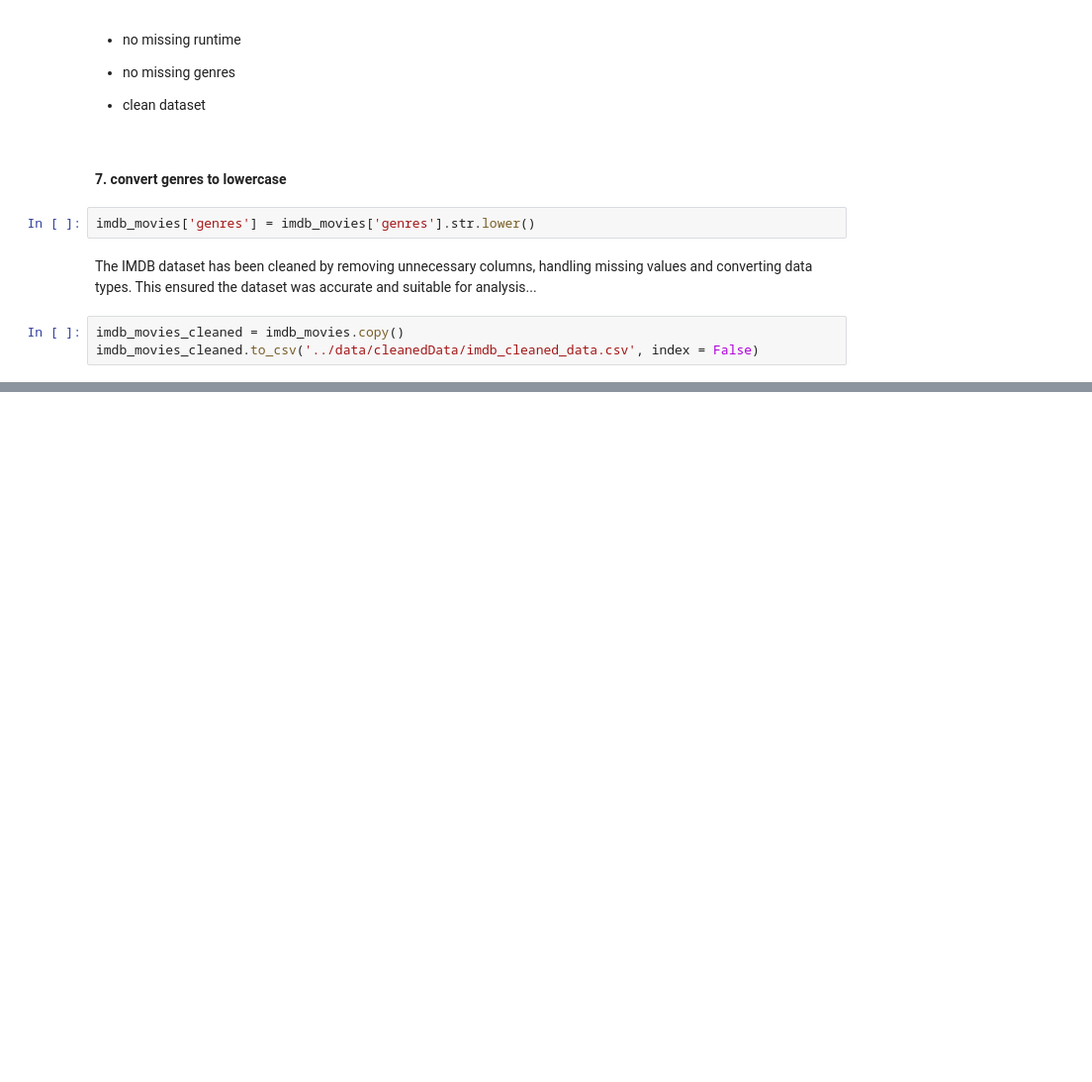
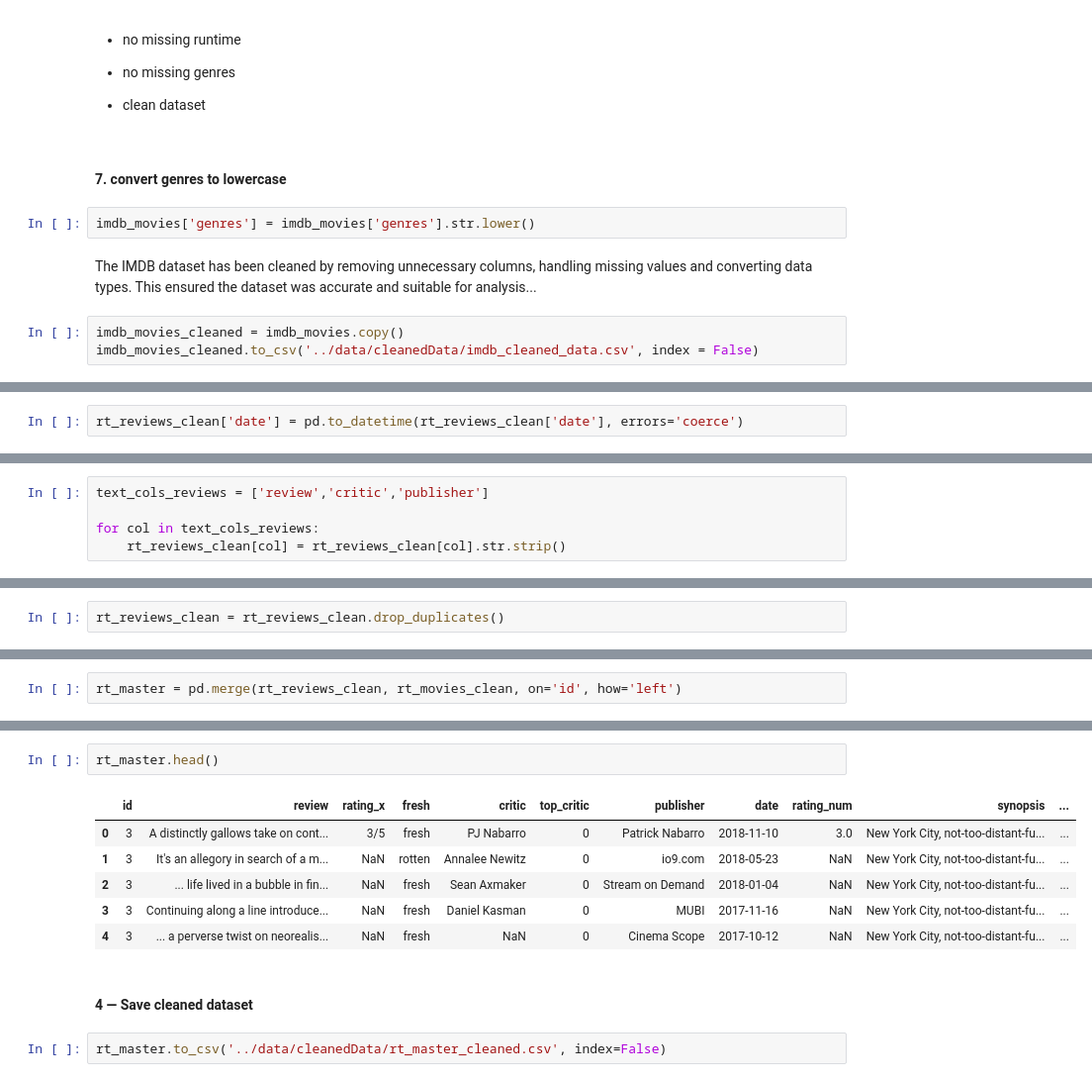
Before and after one commit to Daniellamuli/Phase-2-Movie-Analysis-Project, a Jupyter notebook: notebooks/Eve.ipynb, the cells around one changed output, grey strips where cells are left out. Shown at 99% size. Saved outputs shown, nothing was run; the diff lists cells and outputs as text; blank space fills up the shorter version.

```diff
--- a/notebooks/Eve.ipynb
+++ b/notebooks/Eve.ipynb
@@ -162,0 +345,2 @@ imdb_movies_cleaned.to_csv('../data/cleanedData/imdb_cleaned_data.csv', index =
+# %%
+rt_reviews_clean['date'] = pd.to_datetime(rt_reviews_clean['date'], errors='coerce')
@@ -162,0 +349,5 @@ imdb_movies_cleaned.to_csv('../data/cleanedData/imdb_cleaned_data.csv', index =
+# %%
+text_cols_reviews = ['review','critic','publisher']
+
+for col in text_cols_reviews:
+    rt_reviews_clean[col] = rt_reviews_clean[col].str.strip()
@@ -162,0 +356,2 @@ imdb_movies_cleaned.to_csv('../data/cleanedData/imdb_cleaned_data.csv', index =
+# %%
+rt_reviews_clean = rt_reviews_clean.drop_duplicates()
@@ -162,0 +377,2 @@ imdb_movies_cleaned.to_csv('../data/cleanedData/imdb_cleaned_data.csv', index =
+# %%
+rt_master = pd.merge(rt_reviews_clean, rt_movies_clean, on='id', how='left')
@@ -162,0 +403,13 @@ imdb_movies_cleaned.to_csv('../data/cleanedData/imdb_cleaned_data.csv', index =
+# %%
+rt_master.head()
+# %% [output]
+|  | id | review | rating_x | fresh | critic | top_critic | publisher | date | rating_num | synopsis | ... |
+| 0 | 3 | A distinctly gallows take on cont... | 3/5 | fresh | PJ Nabarro | 0 | Patrick Nabarro | 2018-11-10 | 3.0 | New York City, not-too-distant-fu... | ... |
+| 1 | 3 | It's an allegory in search of a m... | NaN | rotten | Annalee Newitz | 0 | io9.com | 2018-05-23 | NaN | New York City, not-too-distant-fu... | ... |
+| 2 | 3 | ... life lived in a bubble in fin... | NaN | fresh | Sean Axmaker | 0 | Stream on Demand | 2018-01-04 | NaN | New York City, not-too-distant-fu... | ... |
+| 3 | 3 | Continuing along a line introduce... | NaN | fresh | Daniel Kasman | 0 | MUBI | 2017-11-16 | NaN | New York City, not-too-distant-fu... | ... |
+| 4 | 3 | ... a perverse twist on neorealis... | NaN | fresh | NaN | 0 | Cinema Scope | 2017-10-12 | NaN | New York City, not-too-distant-fu... | ... |
+# %% [markdown]
+#### 4 — Save cleaned dataset
+# %%
+rt_master.to_csv('../data/cleanedData/rt_master_cleaned.csv', index=False)
```
Also changed, not shown: parts of 47 cells of this notebook.
